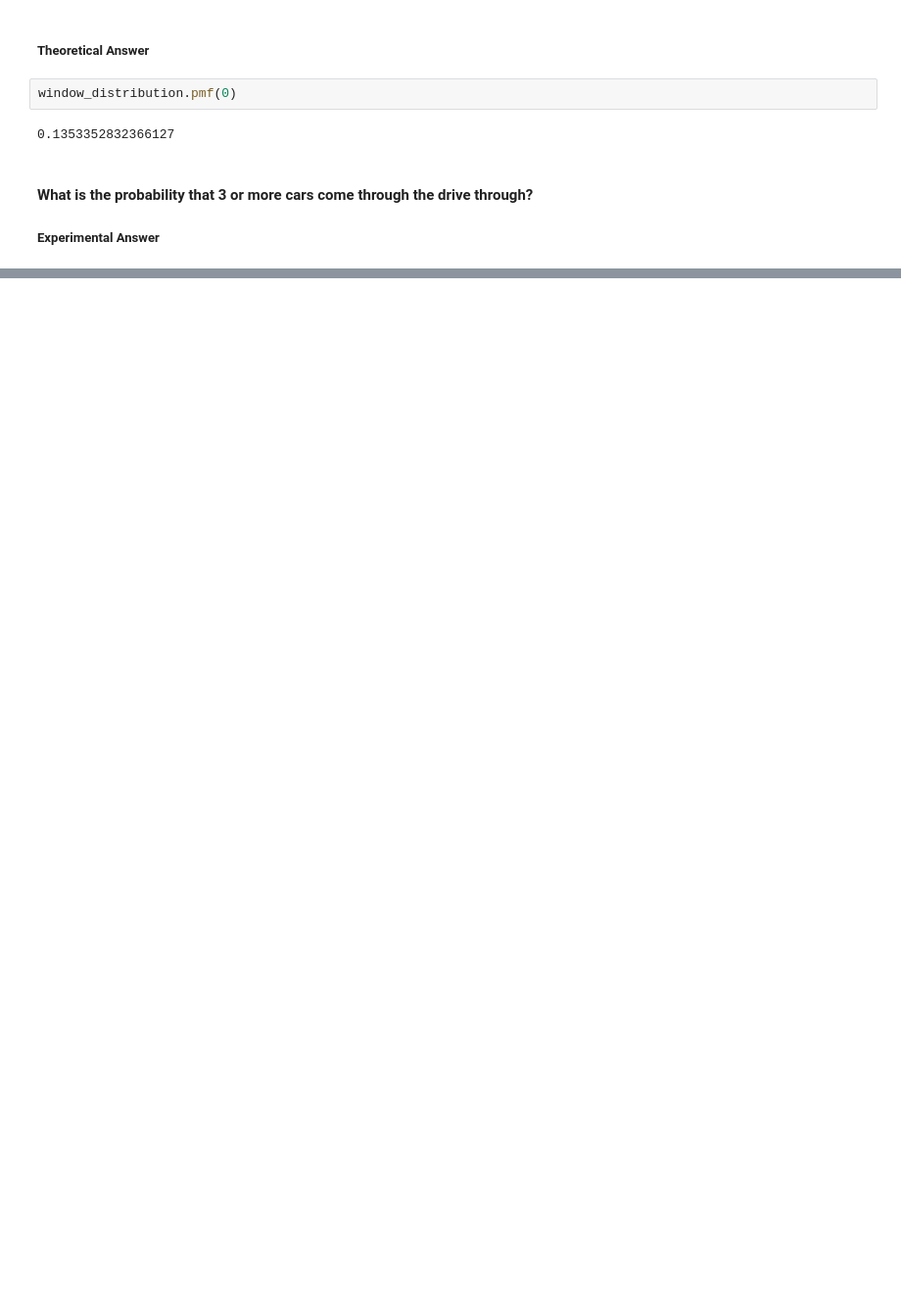
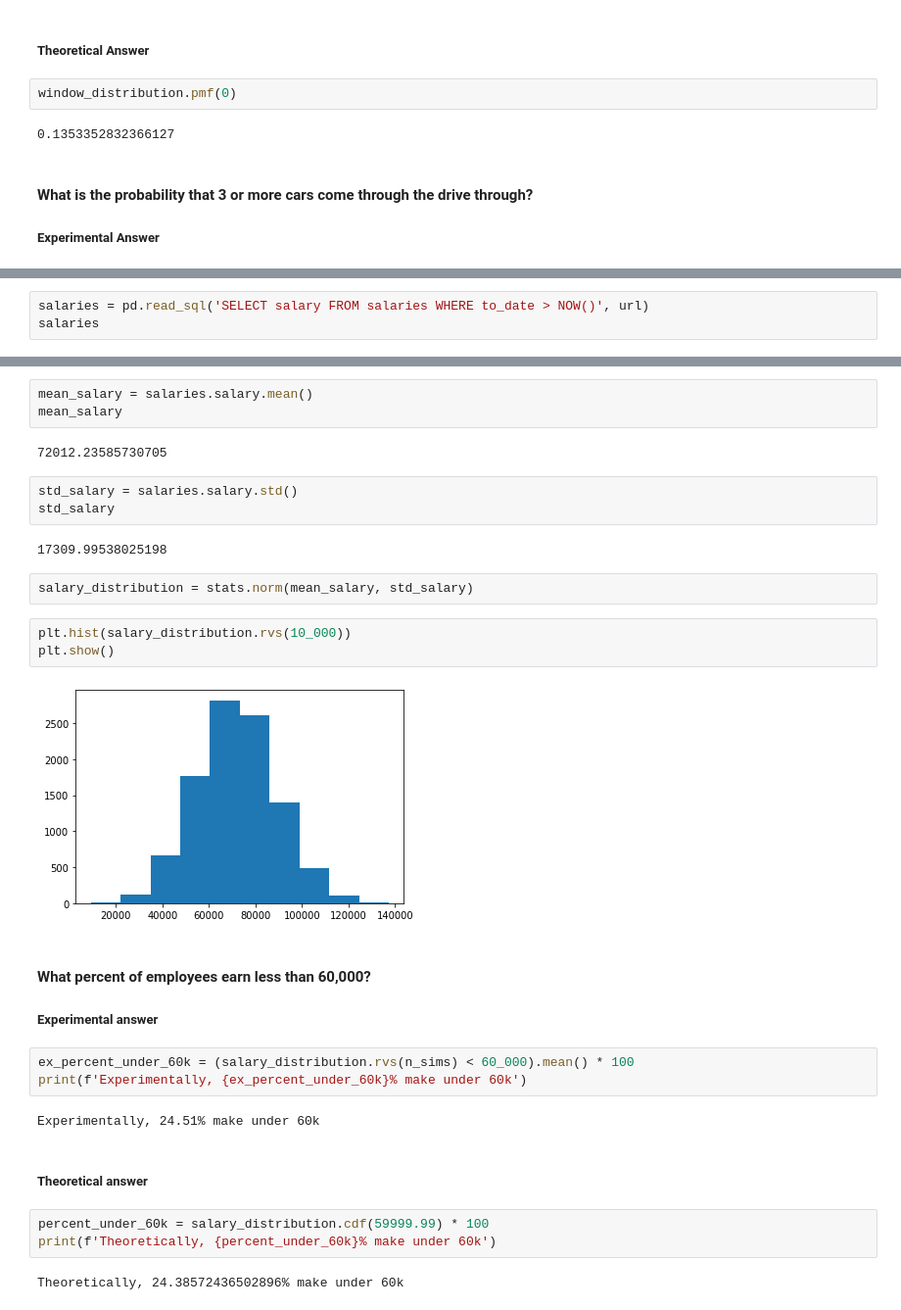
Before and after one commit to RyanMcCall/statistics-exercises, a Jupyter notebook: probability_distributions.ipynb, the cells around one changed output, grey strips where cells are left out. Shown at 98% size. Saved outputs shown, nothing was run; the diff lists cells and outputs as text; blank space fills up the shorter version.

```diff
--- a/probability_distributions.ipynb
+++ b/probability_distributions.ipynb
@@ -34,0 +259,3 @@ window_distribution.pmf(0)
+# %%
+salaries = pd.read_sql('SELECT salary FROM salaries WHERE to_date > NOW()', url)
+salaries
@@ -34,0 +276,34 @@ window_distribution.pmf(0)
+# %%
+mean_salary = salaries.salary.mean()
+mean_salary
+# %% [output]
+72012.23585730705
+# %%
+std_salary = salaries.salary.std()
+std_salary
+# %% [output]
+17309.99538025198
+# %%
+salary_distribution = stats.norm(mean_salary, std_salary)
+# %%
+plt.hist(salary_distribution.rvs(10_000))
+plt.show()
+# %% [output]
+[figure, added]
+# %% [markdown]
+#### What percent of employees earn less than 60,000?
+
+##### Experimental answer
+# %%
+ex_percent_under_60k = (salary_distribution.rvs(n_sims) < 60_000).mean() * 100
+print(f'Experimentally, {ex_percent_under_60k}% make under 60k')
+# %% [output]
+Experimentally, 24.51% make under 60k
+# %% [markdown]
+
+##### Theoretical answer
+# %%
+percent_under_60k = salary_distribution.cdf(59999.99) * 100
+print(f'Theoretically, {percent_under_60k}% make under 60k')
+# %% [output]
+Theoretically, 24.38572436502896% make under 60k
```
Also changed, not shown: parts of 84 cells of this notebook.
